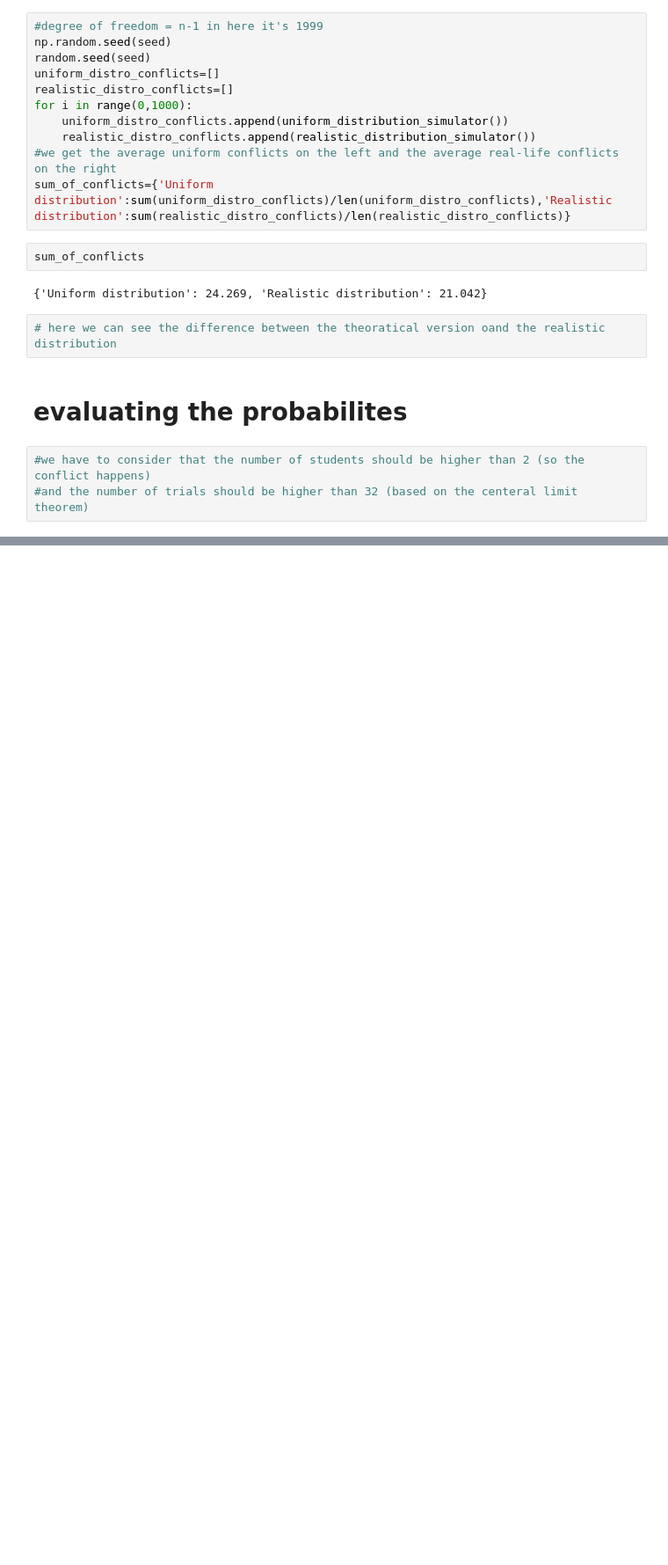
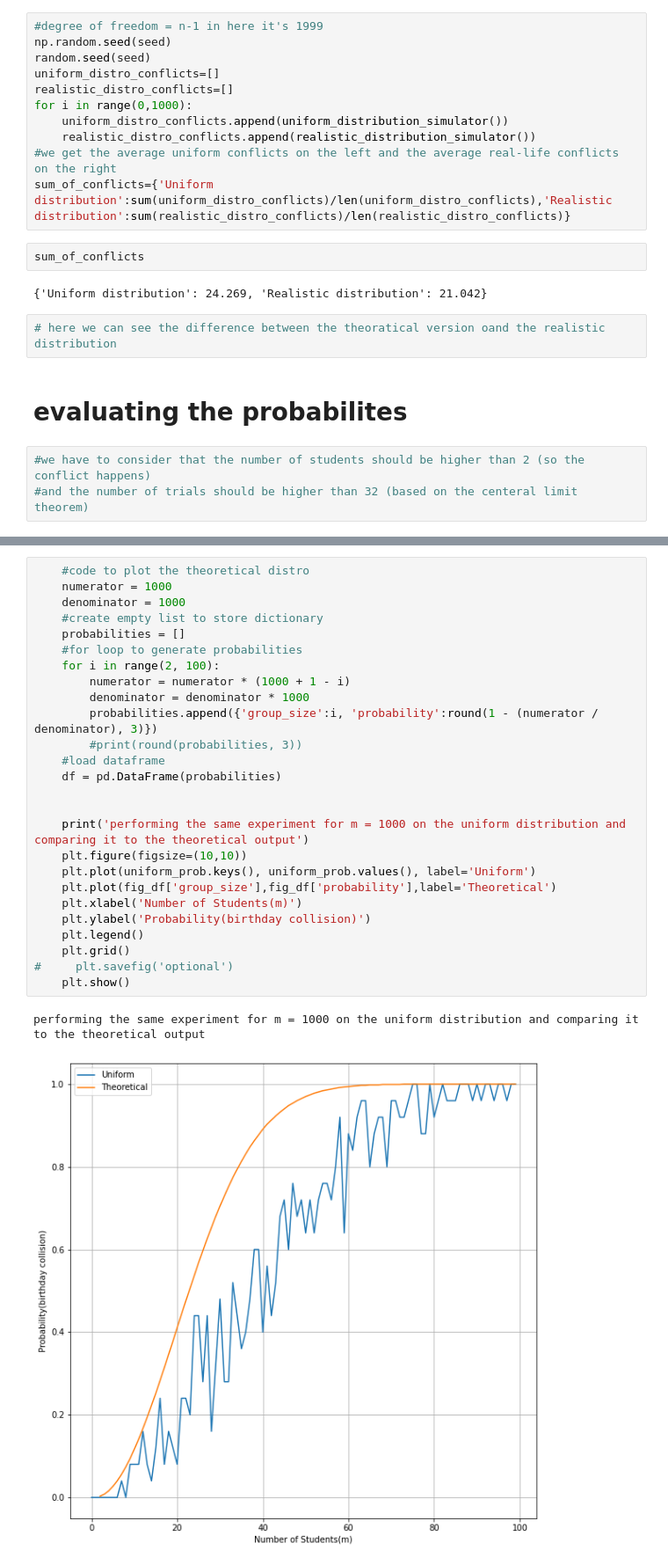
Before and after one commit to DrDoof14/Computer-AidedSimulationsLab, a Jupyter notebook: 10/lab10_new.ipynb, the cells around one changed output, grey strips where cells are left out. Shown: that part at 88% size. Cells and saved outputs as stored; diff of their text form; blank space fills up the shorter version.

```diff
--- a/10/lab10_new.ipynb
+++ b/10/lab10_new.ipynb
@@ -108,0 +219,29 @@ for number_of_sutdents in num_students_list:
+# %%
+    #code to plot the theoretical distro
+    numerator = 1000
+    denominator = 1000
+    #create empty list to store dictionary
+    probabilities = []
+    #for loop to generate probabilities
+    for i in range(2, 100):
+        numerator = numerator * (1000 + 1 - i)
+        denominator = denominator * 1000
+        probabilities.append({'group_size':i, 'probability':round(1 - (numerator / denominator), 3)})
+        #print(round(probabilities, 3))
+    #load dataframe
+    df = pd.DataFrame(probabilities)
+
+
+    print('performing the same experiment for m = 1000 on the uniform distribution and comparing it to the theoretical output')
+    plt.figure(figsize=(10,10))
+    plt.plot(uniform_prob.keys(), uniform_prob.values(), label='Uniform')
+    plt.plot(fig_df['group_size'],fig_df['probability'],label='Theoretical')
+    plt.xlabel('Number of Students(m)')
+    plt.ylabel('Probability(birthday collision)')
+    plt.legend()
+    plt.grid()
+#     plt.savefig('optional')
+    plt.show()
+# %% [output]
+performing the same experiment for m = 1000 on the uniform distribution and comparing it to the theoretical output
+[figure, added]
```
Also changed, not shown: parts of 15 cells of this notebook, 5 other files.
